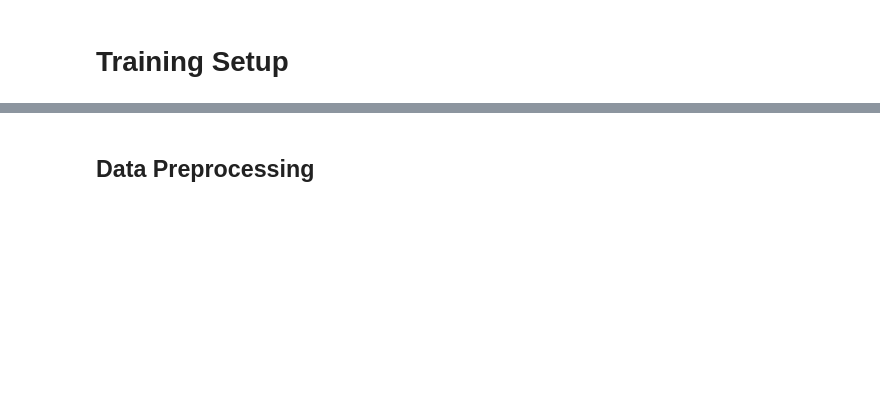
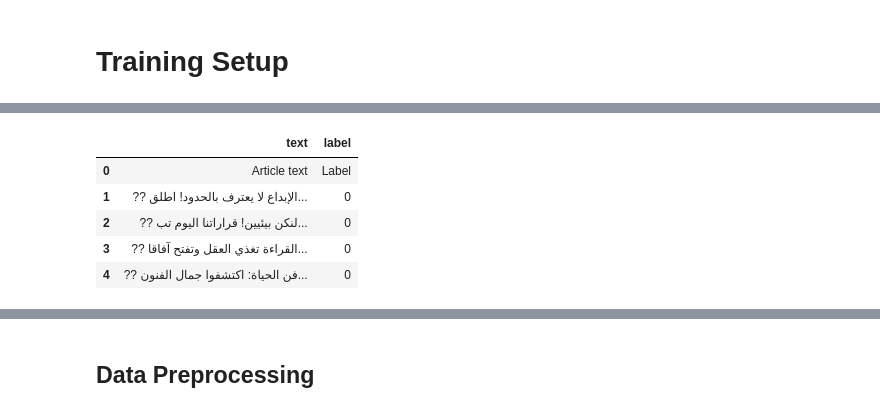
Before and after one commit to shahzaib3120/arabic-text-classification, a Jupyter notebook: araBERT.ipynb, the cells around one changed output, grey strips where cells are left out. Cells and saved outputs as stored; diff of their text form; code cells hidden in the pictures; blank space fills up the shorter version.

```diff
--- a/araBERT.ipynb
+++ b/araBERT.ipynb
@@ -46,0 +60,11 @@ tensor([[0.4394, 0.5606]], grad_fn=<SoftmaxBackward0>)
+# %%
+# change the column names
+ai_df.columns = ['text', 'label']
+ai_df.head()
+# %% [output]
+|  | text | label |
+| 0 | Article text | Label |
+| 1 | ?? الإبداع لا يعترف بالحدود! اطلق... | 0 |
+| 2 | ?? لنكن بيئيين! قراراتنا اليوم تب... | 0 |
+| 3 | ?? القراءة تغذي العقل وتفتح آفاقا... | 0 |
+| 4 | ?? فن الحياة: اكتشفوا جمال الفنون... | 0 |
```
Also changed, not shown: parts of 24 cells of this notebook, 1 other file.
